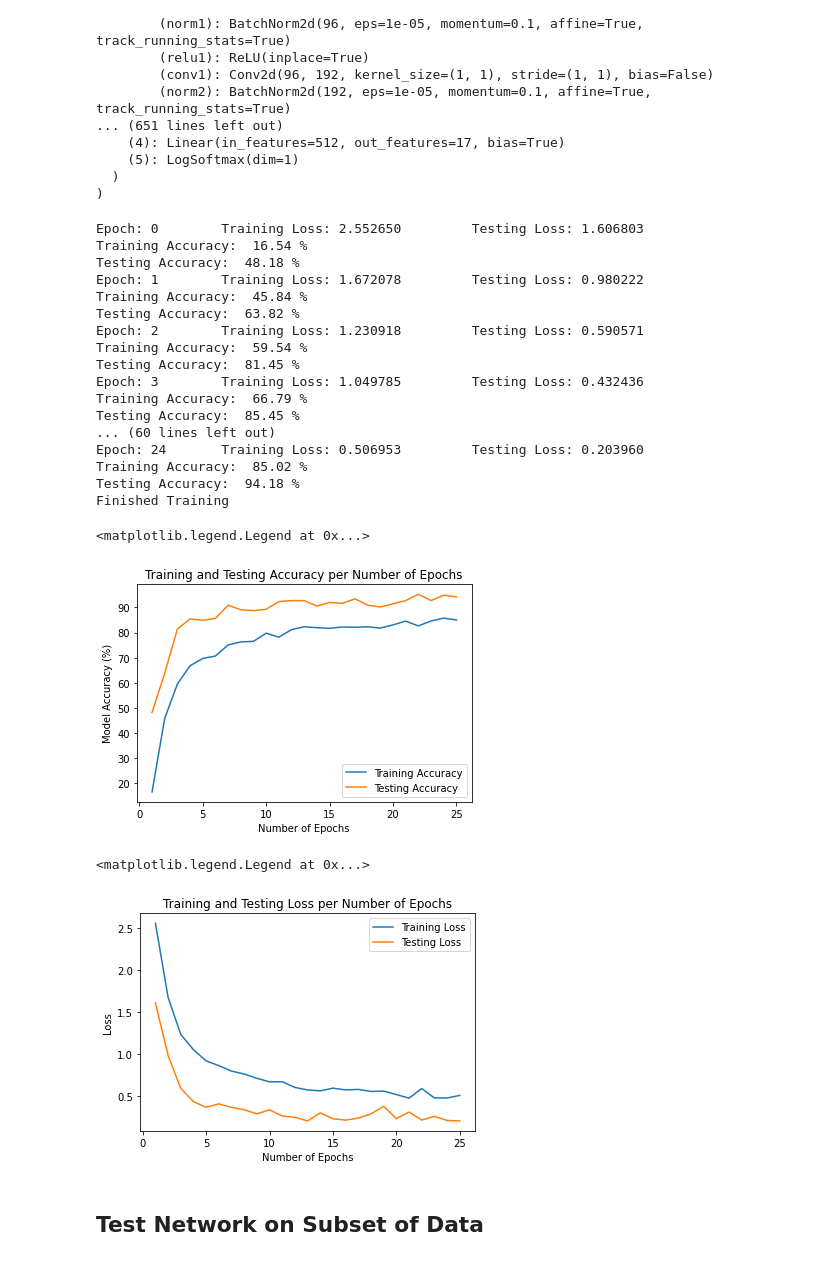
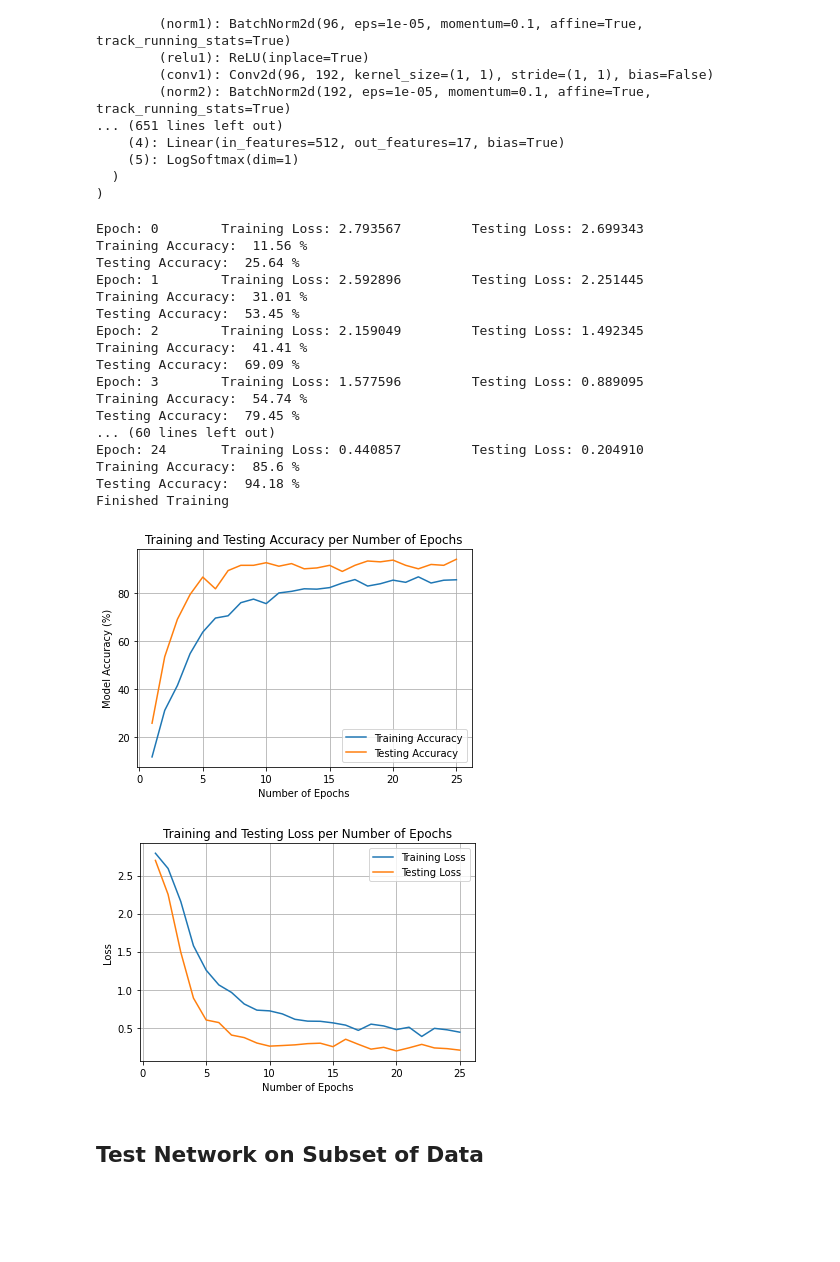
Before and after one commit to pbrebner/17flower-dataset-classification, a Jupyter notebook: 17_category_flower_dataset.ipynb, the cells around one changed output. Saved outputs shown, nothing was run; the diff lists cells and outputs as text; code cells hidden in the pictures; blank space fills up the shorter version.

```diff
--- a/17_category_flower_dataset.ipynb
+++ b/17_category_flower_dataset.ipynb
@@ -624,7 +630,8 @@ criterion = nn.CrossEntropyLoss()
 #criterion = nn.NLLLoss()
 
 # Set the optimizer function using torch.optim as optim library
-optimizer = optim.Adam(model.classifier.parameters())
+optimizer = optim.SGD(model.classifier.parameters(), lr=0.001, momentum=0.9)
+#optimizer = optim.Adam(model.classifier.parameters())
 # %%
 training_accuracy = []
 testing_accuracy = []
@@ -641,7 +648,7 @@ for epoch in range(25): # loop over the dataset multiple times (epochs)
     train_accuracy = 0
     test_accuracy = 0
 
-    # Training the model
+    # Training the model (need to specify for this pretrained model)
     model.train()
 
     for i, data in enumerate(train_loader,0):
@@ -671,7 +678,7 @@ for epoch in range(25): # loop over the dataset multiple times (epochs)
         # and add it to the running accuracy for this epoch
         train_accuracy += torch.mean(equals.type(torch.FloatTensor)).item()
 
-    # Evaluating the model
+    # Evaluating the model (need to specify for this pretrained model)
     model.eval()
 
     # Tell torch not to calculate gradients
@@ -687,11 +694,10 @@ for epoch in range(25): # loop over the dataset multiple times (epochs)
             # Add loss to the testing set's running loss
             test_running_loss += t_loss.item()*inputs.size(0)
 
-            # Since our model outputs a LogSoftmax, find the real
-            # percentages by reversing the log function
+            # Since our model outputs a LogSoftmax, find the real percentages by reversing the log function
             outputs = torch.exp(outputs)
             # Get the top class of the output
-            top_p, top_class = outputs.topk(1, dim=1)
+            top_pct, top_class = outputs.topk(1, dim=1)
             # See how many of the classes were correct?
             equals = top_class == labels.view(*top_class.shape)
             # Calculate the mean (get the accuracy for this batch)
@@ -716,21 +722,21 @@ for epoch in range(25): # loop over the dataset multiple times (epochs)
 
 print('Finished Training')
 # %% [output]
-Epoch: 0        Training Loss: 2.552650         Testing Loss: 1.606803
-Training Accuracy:  16.54 %
-Testing Accuracy:  48.18 %
-Epoch: 1        Training Loss: 1.672078         Testing Loss: 0.980222
-Training Accuracy:  45.84 %
-Testing Accuracy:  63.82 %
-Epoch: 2        Training Loss: 1.230918         Testing Loss: 0.590571
-Training Accuracy:  59.54 %
-Testing Accuracy:  81.45 %
-Epoch: 3        Training Loss: 1.049785         Testing Loss: 0.432436
-Training Accuracy:  66.79 %
-Testing Accuracy:  85.45 %
+Epoch: 0        Training Loss: 2.793567         Testing Loss: 2.699343
+Training Accuracy:  11.56 %
+Testing Accuracy:  25.64 %
+Epoch: 1        Training Loss: 2.592896         Testing Loss: 2.251445
+Training Accuracy:  31.01 %
+Testing Accuracy:  53.45 %
+Epoch: 2        Training Loss: 2.159049         Testing Loss: 1.492345
+Training Accuracy:  41.41 %
+Testing Accuracy:  69.09 %
+Epoch: 3        Training Loss: 1.577596         Testing Loss: 0.889095
+Training Accuracy:  54.74 %
+Testing Accuracy:  79.45 %
 ... (60 lines left out)
-Epoch: 24       Training Loss: 0.506953         Testing Loss: 0.203960
-Training Accuracy:  85.02 %
+Epoch: 24       Training Loss: 0.440857         Testing Loss: 0.204910
+Training Accuracy:  85.6 %
 Testing Accuracy:  94.18 %
 Finished Training
 # %%
@@ -743,21 +749,21 @@ plt.title("Training and Testing Accuracy per Number of Epochs")
 plt.xlabel("Number of Epochs")
 plt.ylabel("Model Accuracy (%)")
 plt.legend(loc="lower right")
+plt.grid(True)
 # %% [output]
-<matplotlib.legend.Legend at 0x...>
-[figure, old version]
+[figure, new version]
 # %%
 #Plot of the Training and Testing Loss
 
 plt.plot(epochs, training_loss, label = "Training Loss")
 plt.plot(epochs, testing_loss, label = "Testing Loss")
 plt.title("Training and Testing Loss per Number of Epochs")
 plt.xlabel("Number of Epochs")
 plt.ylabel("Loss")
 plt.legend(loc="upper right")
+plt.grid(True)
 # %% [output]
-<matplotlib.legend.Legend at 0x...>
-[figure, old version]
+[figure, new version]
 # %% [markdown]
 ## Test Network on Subset of Data
 # %%
```
Also changed, not shown: parts of 17 cells of this notebook.
